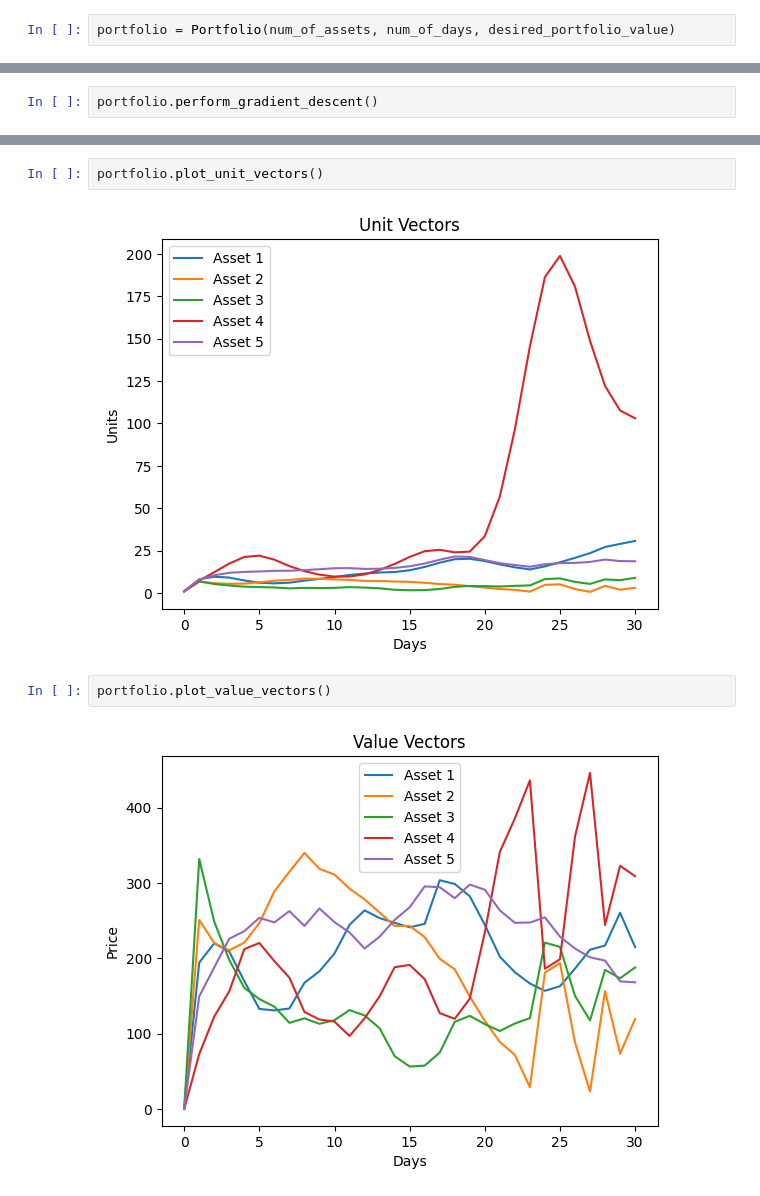
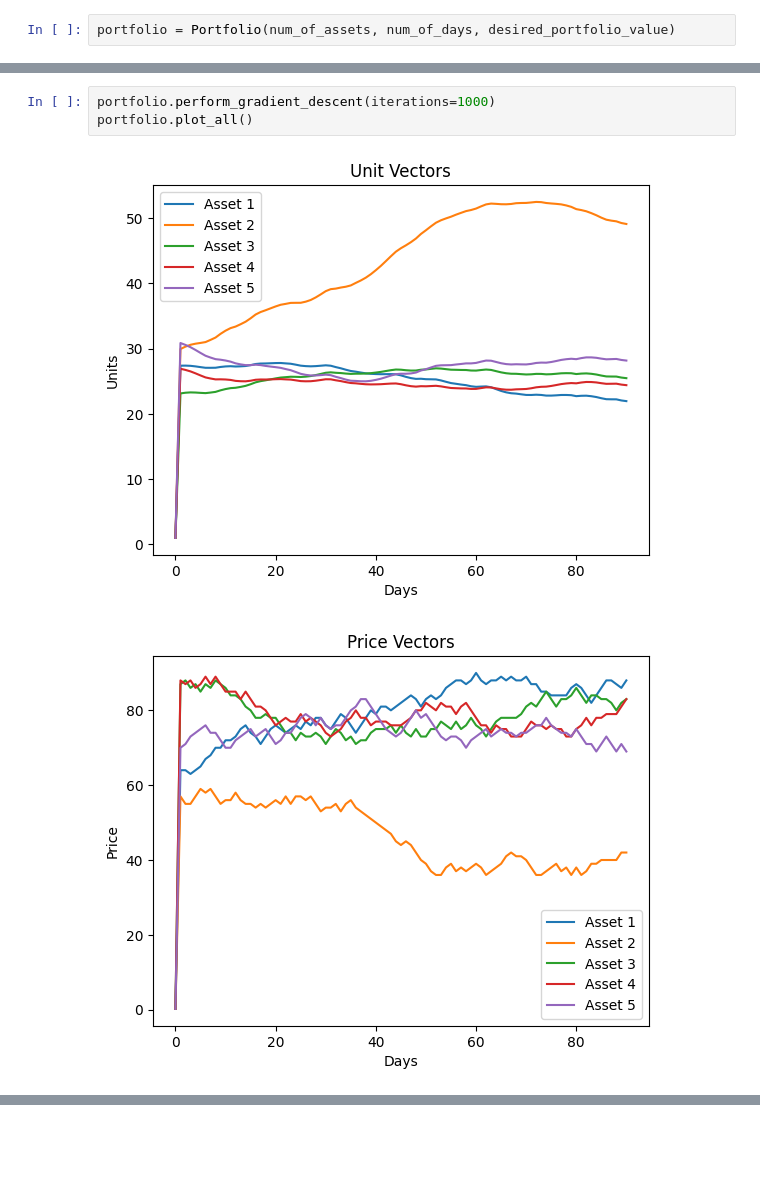
Before and after one commit to toren-wallengren/portfauxlio, a Jupyter notebook: Untitled.ipynb, the cells around one changed output, grey strips where cells are left out. Saved outputs shown, nothing was run; the diff lists cells and outputs as text; blank space fills up the shorter version.

```diff
--- a/Untitled.ipynb
+++ b/Untitled.ipynb
@@ -13,2 +16,6 @@ portfolio.plot_unit_vectors()
 # %%
-portfolio.perform_gradient_descent()
+portfolio.perform_gradient_descent(iterations=1000)
+portfolio.plot_all()
+# %% [output]
+[figure, added]
+[figure, added]
@@ -15,8 +23,0 @@ portfolio.perform_gradient_descent()
-# %%
-portfolio.plot_unit_vectors()
-# %% [output]
-[figure, removed]
-# %%
-portfolio.plot_value_vectors()
-# %% [output]
-[figure, removed]
```
Also changed, not shown: parts of 5 cells of this notebook, 4 other files.
